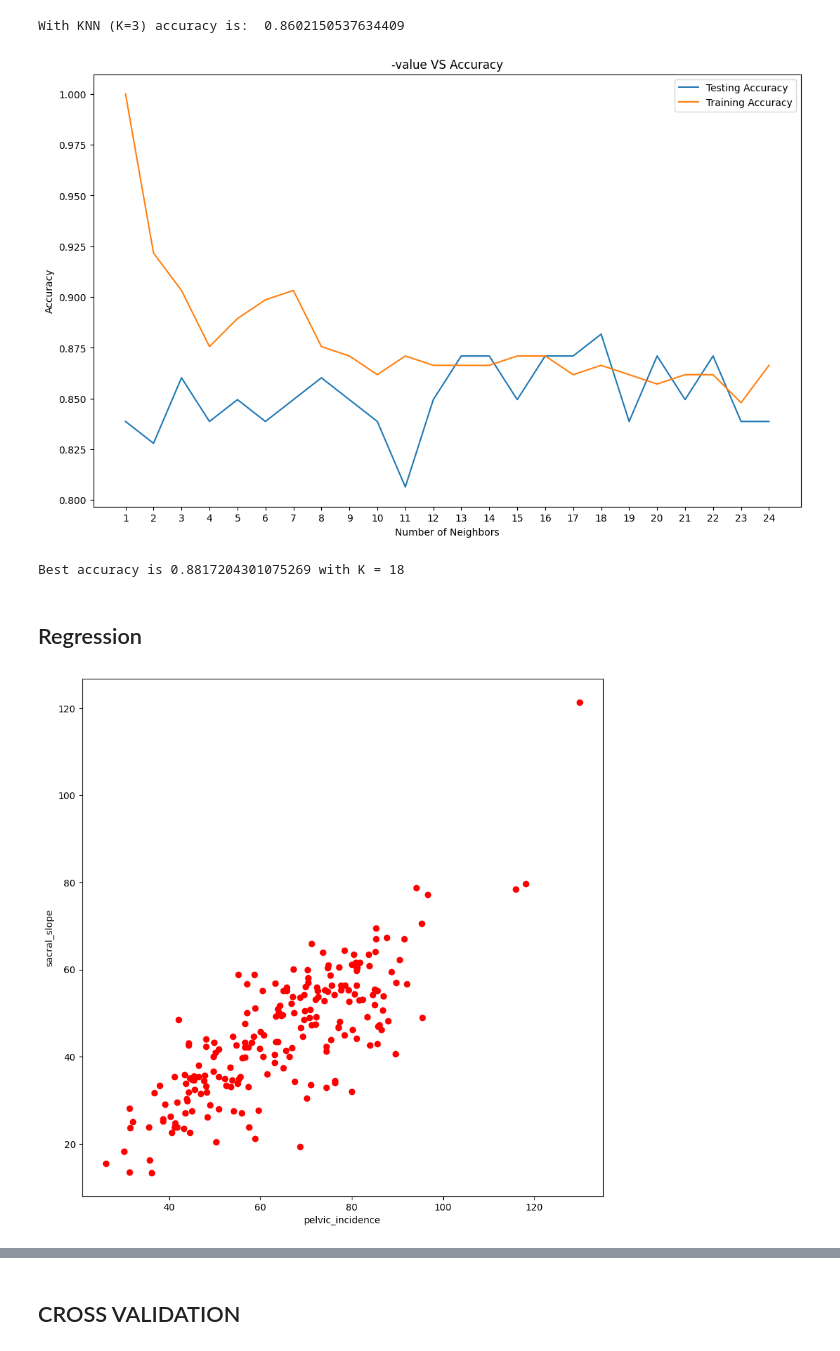
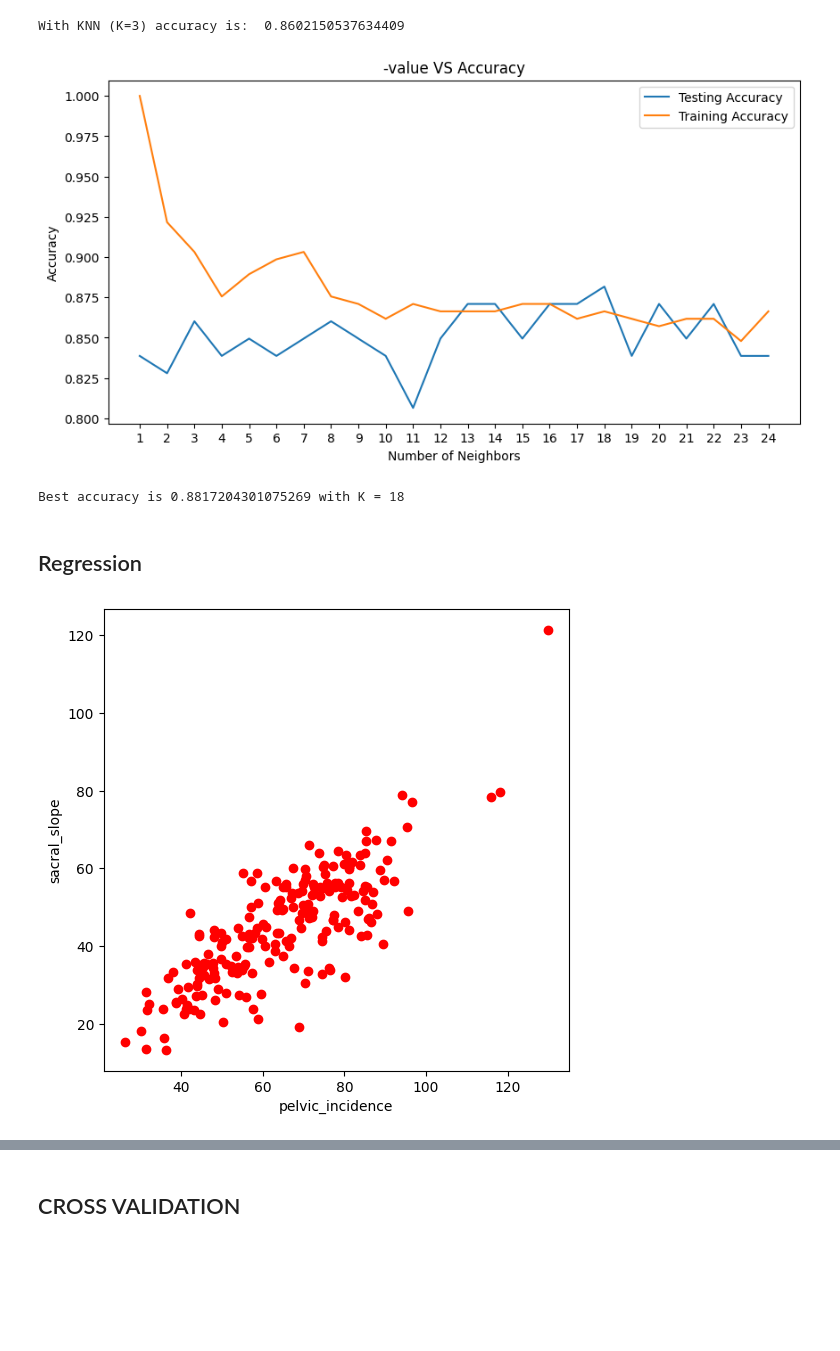
Before and after one commit to burcuuluag/python_projects, a Jupyter notebook: ml_projects/biomedical/main.ipynb, the cells around one changed output, grey strips where cells are left out. Saved outputs shown, nothing was run; the diff lists cells and outputs as text; code cells hidden in the pictures; blank space fills up the shorter version.

Commit message:
Adjusted the size settings of the graphics.

```diff
--- a/ml_projects/biomedical/main.ipynb
+++ b/ml_projects/biomedical/main.ipynb
@@ -110,33 +112,33 @@ With KNN (K=3) accuracy is:  0.8602150537634409
 # %%
 # Model complexity
 neig = np.arange(1, 25)
 train_accuracy = []
 test_accuracy = []
 # Loop over different values of k
 for i, k in enumerate(neig):
     # k from 1 to 25(exclude)
     knn = KNeighborsClassifier(n_neighbors=k)
     # Fit with knn
     knn.fit(x_train,y_train)
     #train accuracy
     train_accuracy.append(knn.score(x_train, y_train))
     # test accuracy
     test_accuracy.append(knn.score(x_test, y_test))
 
 # Plot
-plt.figure(figsize=[13,8])
+plt.figure(figsize=[10,5])
 plt.plot(neig, test_accuracy, label = 'Testing Accuracy')
 plt.plot(neig, train_accuracy, label = 'Training Accuracy')
 plt.legend()
 plt.title('-value VS Accuracy')
 plt.xlabel('Number of Neighbors')
 plt.ylabel('Accuracy')
 plt.xticks(neig)
 plt.savefig('graph.png')
 plt.show()
 print("Best accuracy is {} with K = {}".format(np.max(test_accuracy),1+test_accuracy.index(np.max(test_accuracy))))
 # %% [output]
-[figure, old version]
+[figure, new version]
 Best accuracy is 0.8817204301075269 with K = 18
 # %% [markdown]
 ## Regression
@@ -145,13 +147,13 @@ data1 = data[data['class'] =='Abnormal']
 x = np.array(data1.loc[:,'pelvic_incidence']).reshape(-1,1)
 y = np.array(data1.loc[:,'sacral_slope']).reshape(-1,1)
 # Scatter
-plt.figure(figsize=[10,10])
+plt.figure(figsize=[6,6])
 plt.scatter(x=x,y=y, color='red')
 plt.xlabel('pelvic_incidence')
 plt.ylabel('sacral_slope')
 plt.show()
 # %% [output]
-[figure, old version]
+[figure, new version]
 # %%
 # LinearRegression
 from sklearn.linear_model import LinearRegression
```
Also changed, not shown: parts of 6 cells of this notebook.
